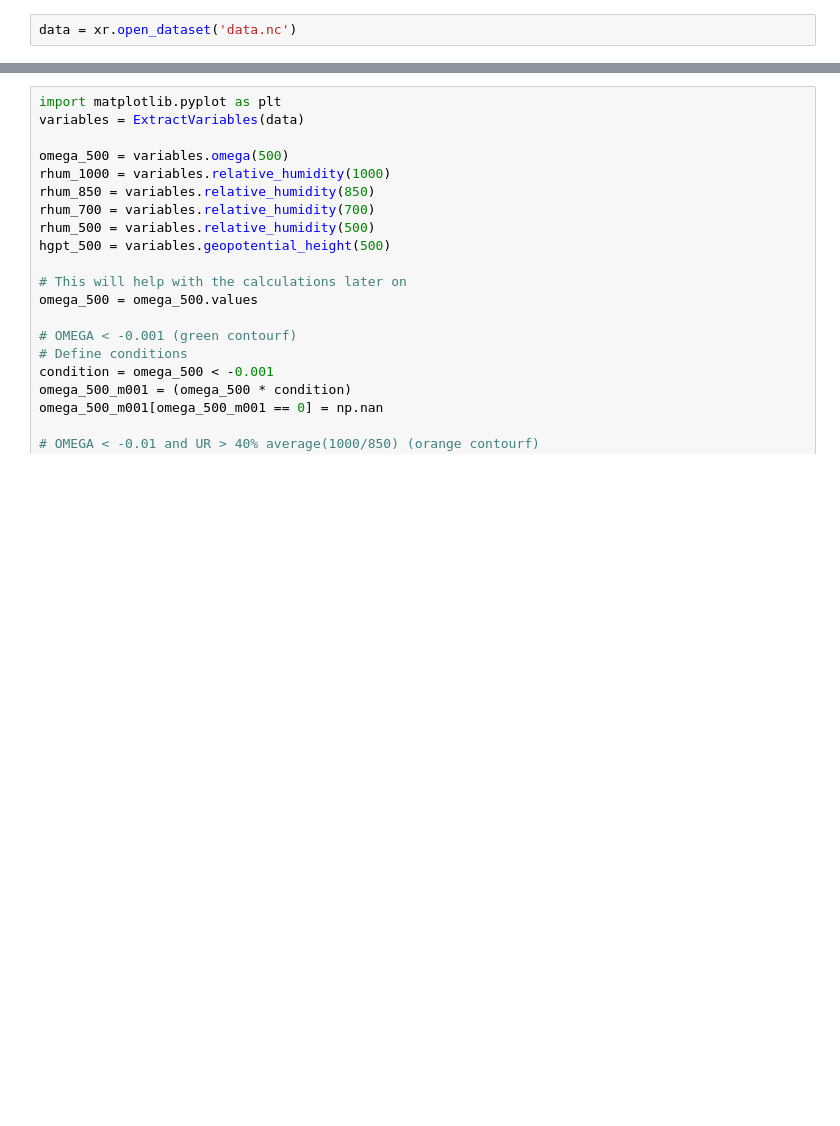
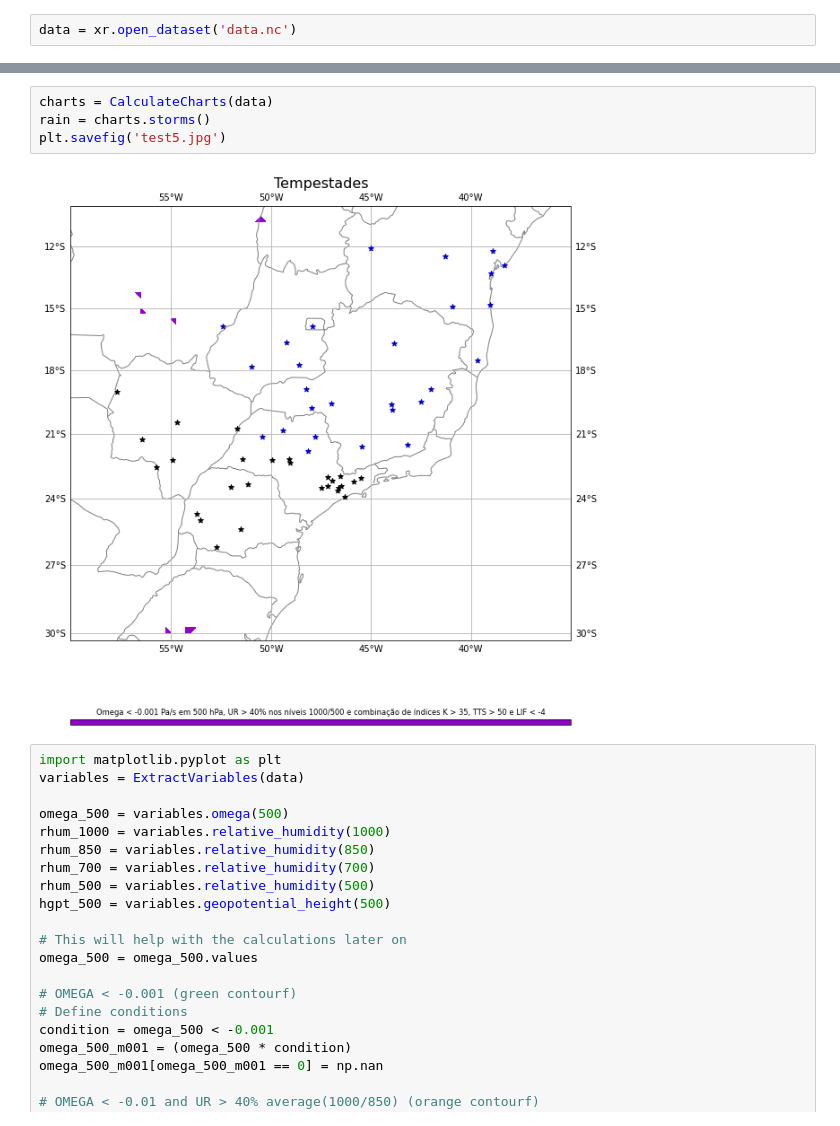
Before and after one commit to marciohssilveira/met_charts, a Jupyter notebook: plots.ipynb, the cells around one changed output, grey strips where cells are left out. Drawn from its saved outputs; the diff is of its cells as text; blank space fills up the shorter version.

```diff
--- a/plots.ipynb
+++ b/plots.ipynb
@@ -41,3 +49,9 @@ plt.savefig('test3.png')
+# %%
+charts = CalculateCharts(data)
+rain = charts.storms()
+plt.savefig('test5.jpg')
+# %% [output]
+[figure, added]
 # %%
 import matplotlib.pyplot as plt
 variables = ExtractVariables(data)
```
Also changed, not shown: parts of 4 cells of this notebook, 10 other files.
